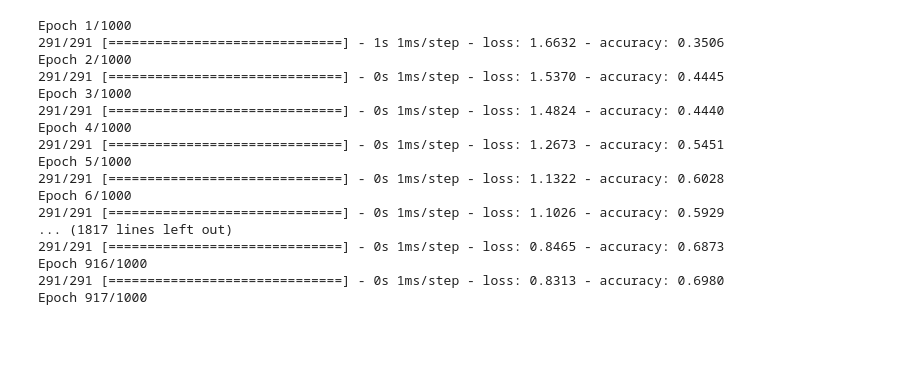
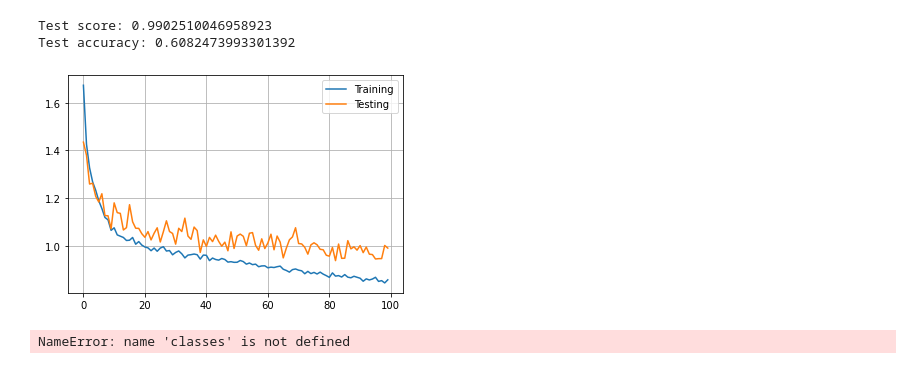
Before and after one commit to SimWalther/vietnam_coffee_detection, a Jupyter notebook: essai_convnet.ipynb, the cells around one changed output. Drawn from its saved outputs; the diff is of its cells as text; code cells hidden in the pictures; blank space fills up the shorter version.

```diff
--- a/essai_convnet.ipynb
+++ b/essai_convnet.ipynb
@@ -91,4 +149,20 @@ Non-trainable params: 0
 _________________________________________________________________
 # %%
 # Specify optimizer and loss function
-model.compile(loss='categorical_crossentropy', optimizer=RMSprop(), metrics=['accuracy'])
+model.compile(loss='categorical_crossentropy', optimizer='adam', metrics=['accuracy'])
+# %%
+data_gen_args = dict(
+    rotation_range=45,
+    width_shift_range=0.1,
+    height_shift_range=0.1,
+    horizontal_flip=True,
+    fill_mode='nearest'
+)
+
+# create data generator
+datagen = ImageDataGenerator(**data_gen_args)
+datagen.fit(X_train)
+train_datagen = datagen.flow(X_train, Y_train, batch_size=32)
+#class_weights = class_weight.compute_class_weight('balanced', np.unique(train_datagen.classes), train_datagen.classes)
+# %%
+history = model.fit(train_datagen, validation_data=(X_test, Y_test), class_weight=class_weights, steps_per_epoch=len(y_train) / 32, epochs=EPOCHS)
@@ -95,24 +187,23 @@ model.compile(loss='categorical_crossentropy', optimizer=RMSprop(), metrics=['ac
 # %%
-history = model.fit(numpy_array_of_samples, numpy_array_of_labels, batch_size=32, epochs=1000)
+#history = model.fit(X_train, Y_train, validation_data=(X_test, Y_test), class_weight=class_weights, batch_size=32, epochs=500)
-# %% [output]
-Epoch 1/1000
-291/291 [==============================] - 1s 1ms/step - loss: 1.6632 - accuracy: 0.3506
-Epoch 2/1000
-291/291 [==============================] - 0s 1ms/step - loss: 1.5370 - accuracy: 0.4445
-Epoch 3/1000
-291/291 [==============================] - 0s 1ms/step - loss: 1.4824 - accuracy: 0.4440
-Epoch 4/1000
-291/291 [==============================] - 0s 1ms/step - loss: 1.2673 - accuracy: 0.5451
-Epoch 5/1000
-291/291 [==============================] - 0s 1ms/step - loss: 1.1322 - accuracy: 0.6028
-Epoch 6/1000
-291/291 [==============================] - 0s 1ms/step - loss: 1.1026 - accuracy: 0.5929
-... (1817 lines left out)
-291/291 [==============================] - 0s 1ms/step - loss: 0.8465 - accuracy: 0.6873
-Epoch 916/1000
-291/291 [==============================] - 0s 1ms/step - loss: 0.8313 - accuracy: 0.6980
-Epoch 917/1000
 # %%
 plt.plot(history.history['loss'], label='Training')
+plt.plot(history.history['val_loss'], label='Testing')
 plt.legend()
 plt.grid()
+
+score = model.evaluate(X_test, Y_test, verbose=0)
+print('Test score:', score[0])
+print('Test accuracy:', score[1])
+# %% [output]
+Test score: 0.9902510046958923
+Test accuracy: 0.6082473993301392
+[figure, added]
+# %%
+pred = model.predict_on_batch(X_test)
+pred = np.argmax(pred, axis=-1)
+
+confusion_matrix = me.confusion_matrix(y_test, pred)
+plot_confusion_matrix(confusion_matrix, classes)
+# %% [output]
+NameError: name 'classes' is not defined
```
Also changed, not shown: parts of 9 cells of this notebook, 28 other files.
